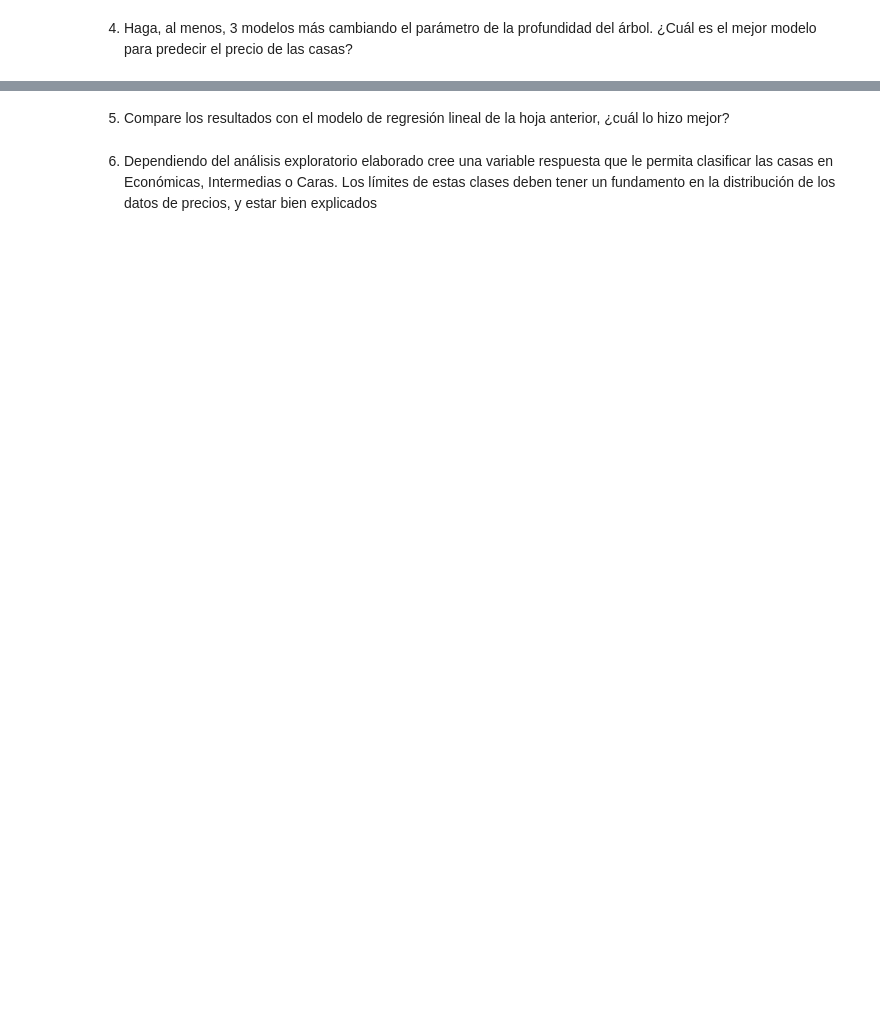
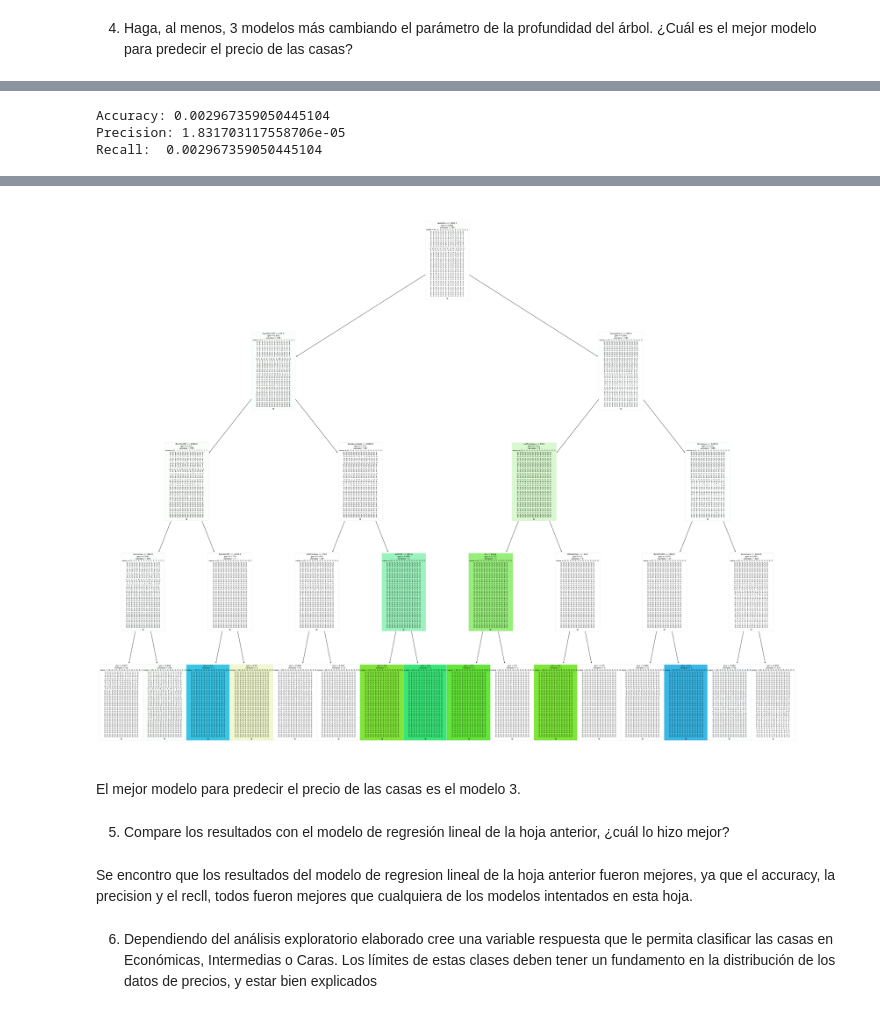
Before and after one commit to diego6ruiz/Mineria-HDT4, a Jupyter notebook: HDT4.ipynb, the cells around one changed output, grey strips where cells are left out. Cells and saved outputs as stored; diff of their text form; code cells hidden in the pictures; blank space fills up the shorter version.

```diff
--- a/HDT4.ipynb
+++ b/HDT4.ipynb
@@ -65,0 +161,15 @@ X_train, X_test, y_train, y_test = train_test_split(X, Y, test_size=0.3,train_si
+# %%
+model3 = DecisionTreeClassifier(max_depth=2, random_state=42)
+model3 = model3.fit(X_train, y_train)
+y_pred3 = model3.predict(X_test)
+
+print ("Accuracy:",metrics.accuracy_score(y_test, y_pred3))
+print ("Precision:", metrics.precision_score(y_test,y_pred3,average='weighted', zero_division=0) )
+print ("Recall: ", metrics.recall_score(y_test,y_pred3,average='weighted', zero_division=0))
+
+fig = plt.figure(figsize=(25,20))
+tree.plot_tree(arbol,feature_names=X.columns, filled=True)
+# %% [output]
+Accuracy: 0.002967359050445104
+Precision: 1.831703117558706e-05
+Recall:  0.002967359050445104
@@ -66,4 +193,9 @@ X_train, X_test, y_train, y_test = train_test_split(X, Y, test_size=0.3,train_si
+[figure, added]
+# %% [markdown]
+El mejor modelo para predecir el precio de las casas es el modelo 3.
 # %% [markdown]
 5. Compare los resultados con el modelo de regresión lineal de la hoja anterior, ¿cuál lo hizo mejor?
+# %% [markdown]
+Se encontro que los resultados del modelo de regresion lineal de la hoja anterior fueron mejores, ya que el accuracy, la precision y el recll, todos fueron mejores que cualquiera de los modelos intentados en esta hoja.
 # %% [markdown]
 6. Dependiendo del análisis exploratorio elaborado cree una variable respuesta que le permita clasificar las casas en Económicas, Intermedias o Caras. Los límites de estas clases deben tener un fundamento en la distribución de los datos de precios, y estar bien explicados
```
Also changed, not shown: parts of 12 cells of this notebook.
